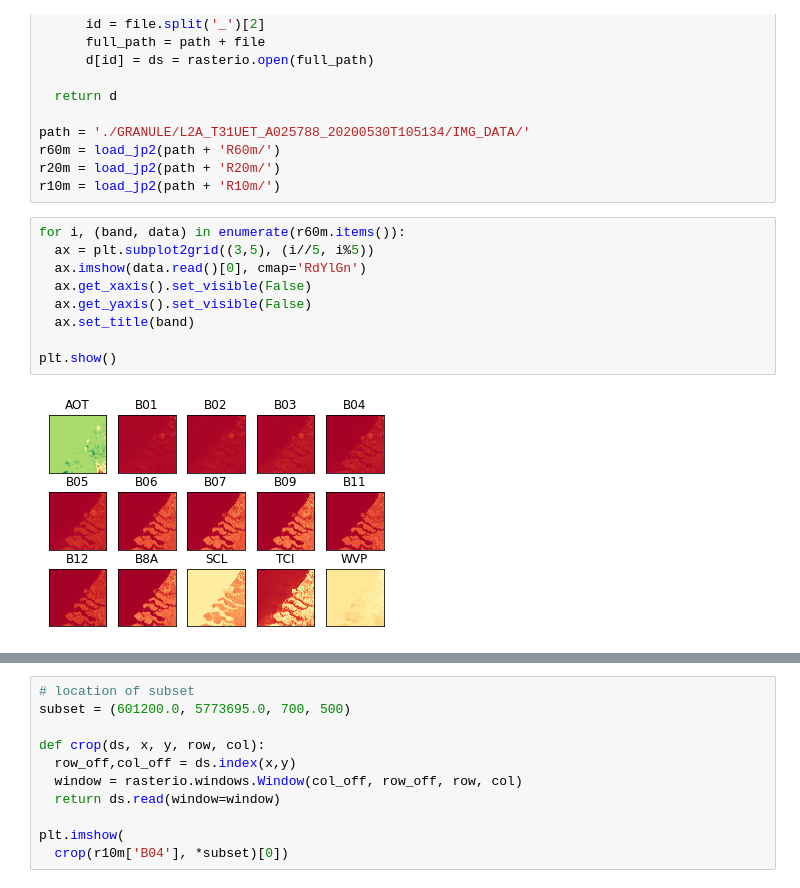
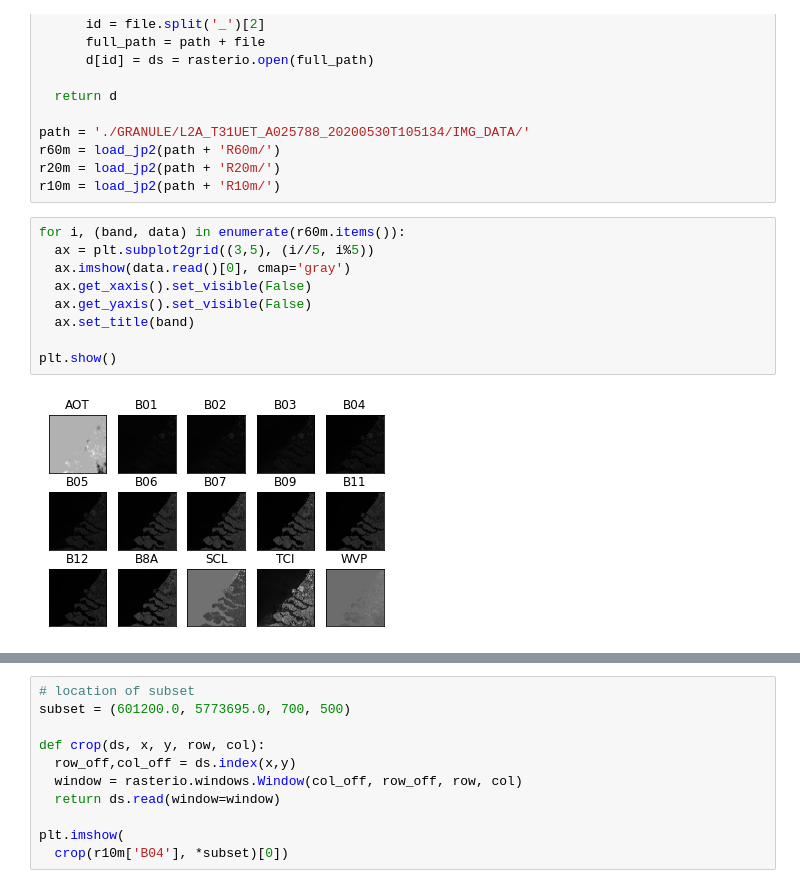
Before and after one commit to ondrej-vesely/GEO1001-hw2, a Jupyter notebook: hw2.ipynb, the cells around one changed output, grey strips where cells are left out. Cells and saved outputs as stored; diff of their text form.

```diff
--- a/hw2.ipynb
+++ b/hw2.ipynb
@@ -25,14 +27,14 @@ r10m = load_jp2(path + 'R10m/')
 # %%
 for i, (band, data) in enumerate(r60m.items()):
   ax = plt.subplot2grid((3,5), (i//5, i%5))
-  ax.imshow(data.read()[0], cmap='RdYlGn')
+  ax.imshow(data.read()[0], cmap='gray')
   ax.get_xaxis().set_visible(False)
   ax.get_yaxis().set_visible(False)
   ax.set_title(band)
 
 plt.show()
 # %% [output]
-[figure, old version]
+[figure, new version]
 # %%
 # pseudo rgb
 bands = ['B02', 'B03', 'B02']
```
Also changed, not shown: parts of 6 cells of this notebook.
